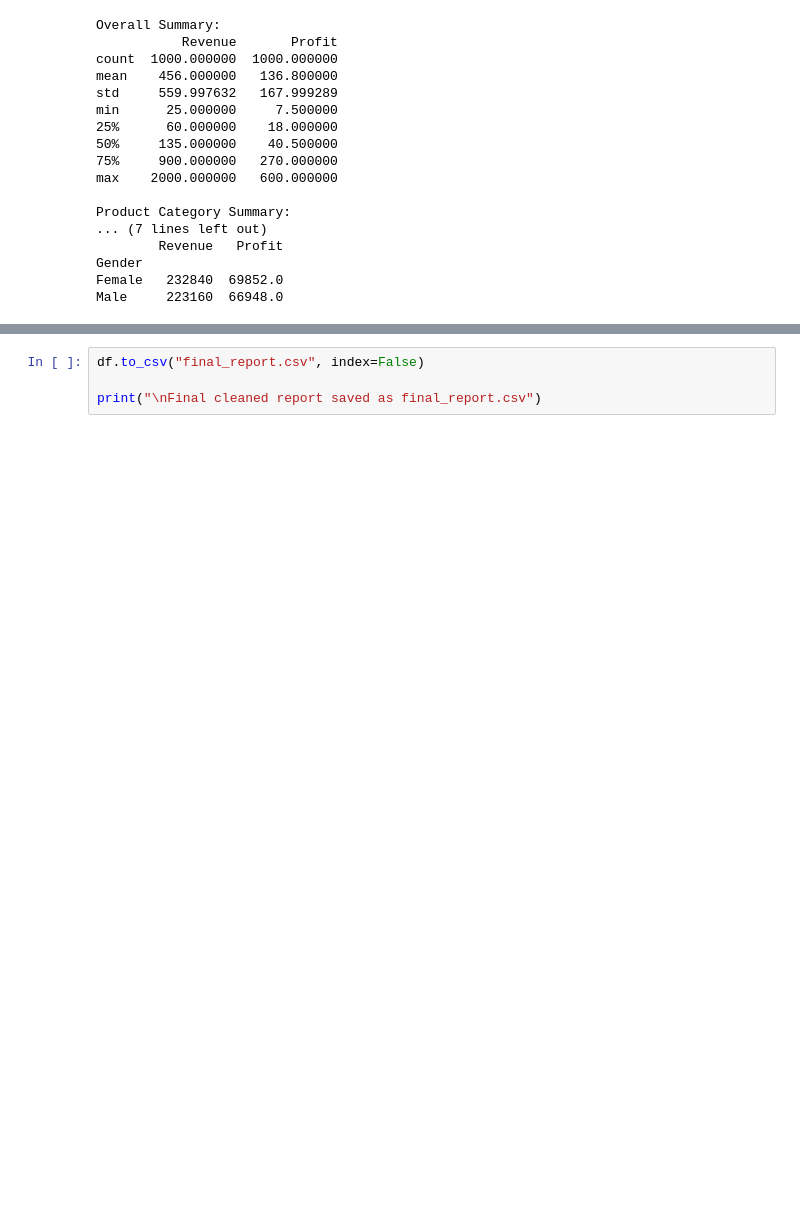
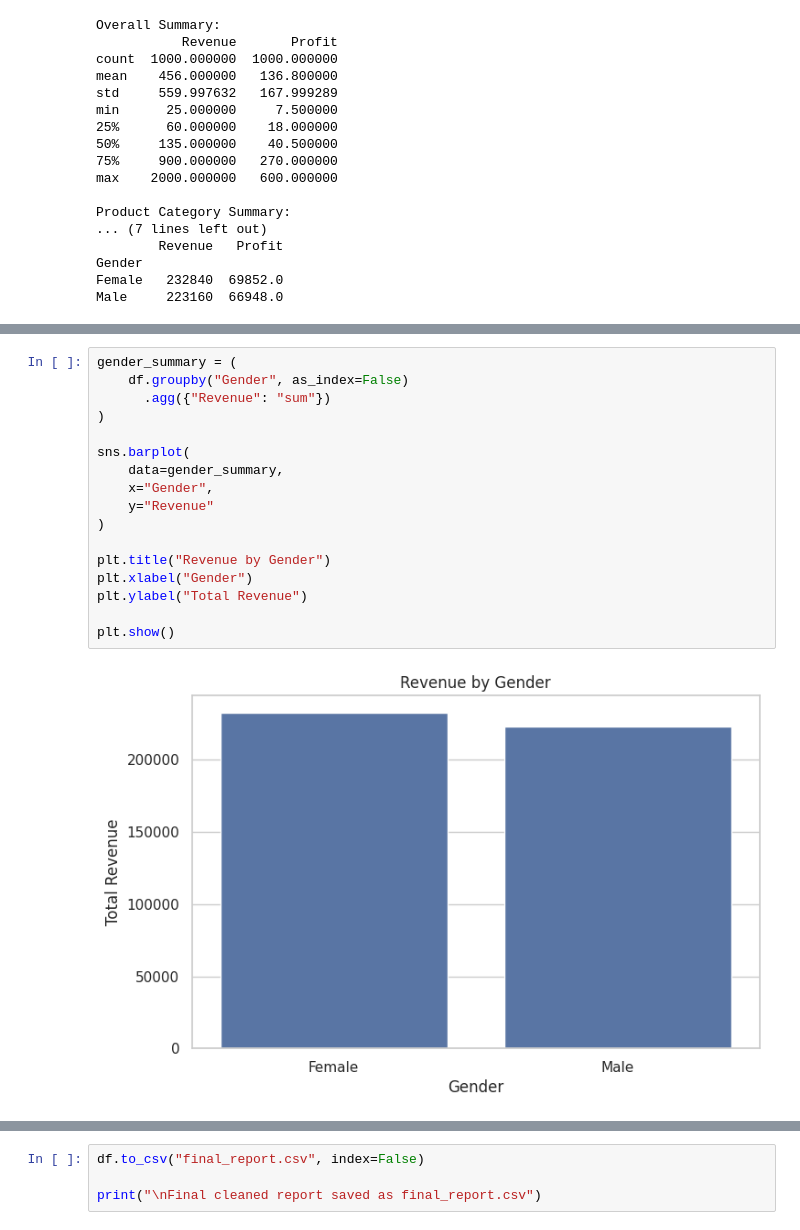
Before and after one commit to mehtasarvesh123/Sales-Data-Analyzer-, a Jupyter notebook: Sales-Data-Analyzer.ipynb, the cells around one changed output, grey strips where cells are left out. Drawn from its saved outputs; the diff is of its cells as text; blank space fills up the shorter version.

```diff
--- a/Sales-Data-Analyzer.ipynb
+++ b/Sales-Data-Analyzer.ipynb
@@ -61,0 +106,19 @@ Male     223160  66948.0
+# %%
+gender_summary = (
+    df.groupby("Gender", as_index=False)
+      .agg({"Revenue": "sum"})
+)
+
+sns.barplot(
+    data=gender_summary,
+    x="Gender",
+    y="Revenue"
+)
+
+plt.title("Revenue by Gender")
+plt.xlabel("Gender")
+plt.ylabel("Total Revenue")
+
+plt.show()
+# %% [output]
+[figure, added]
```
Also changed, not shown: parts of 9 cells of this notebook.
